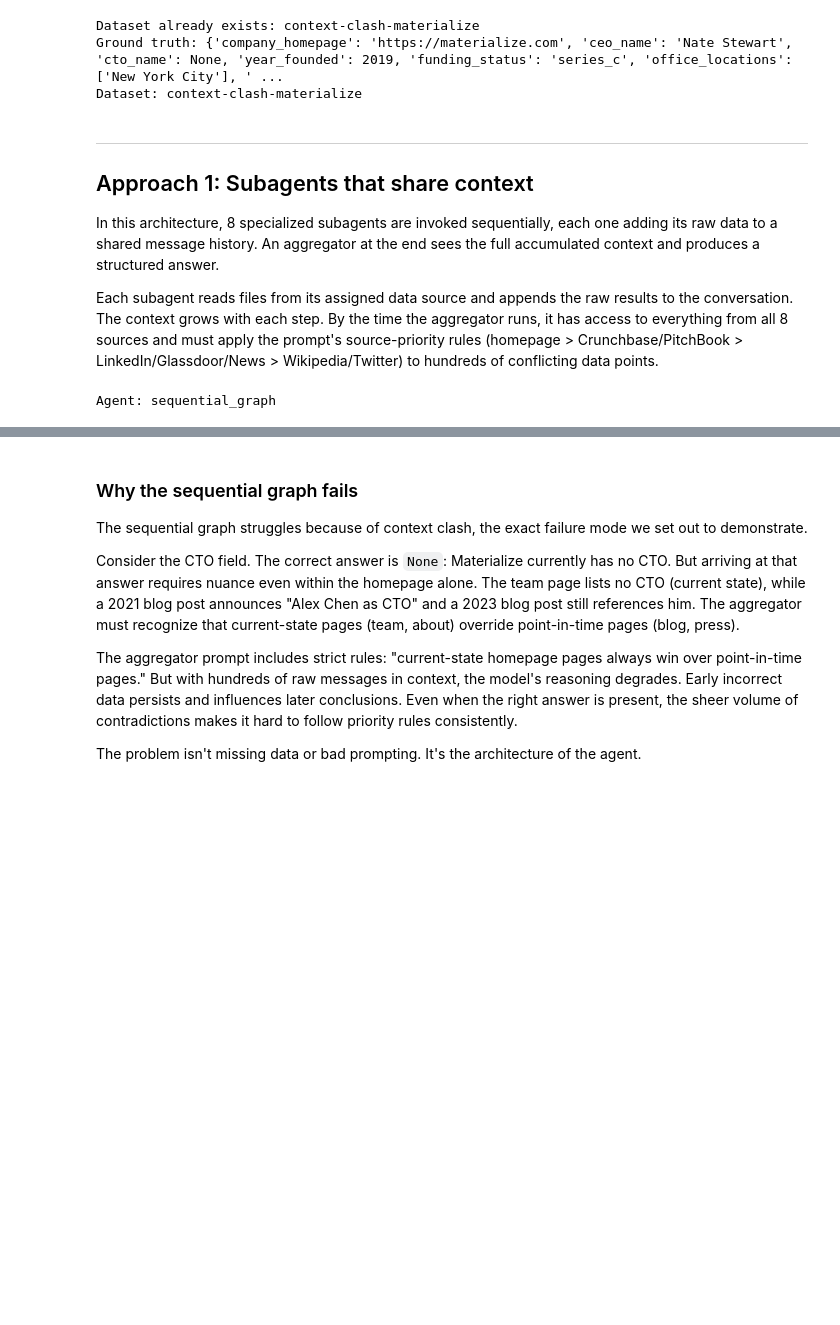
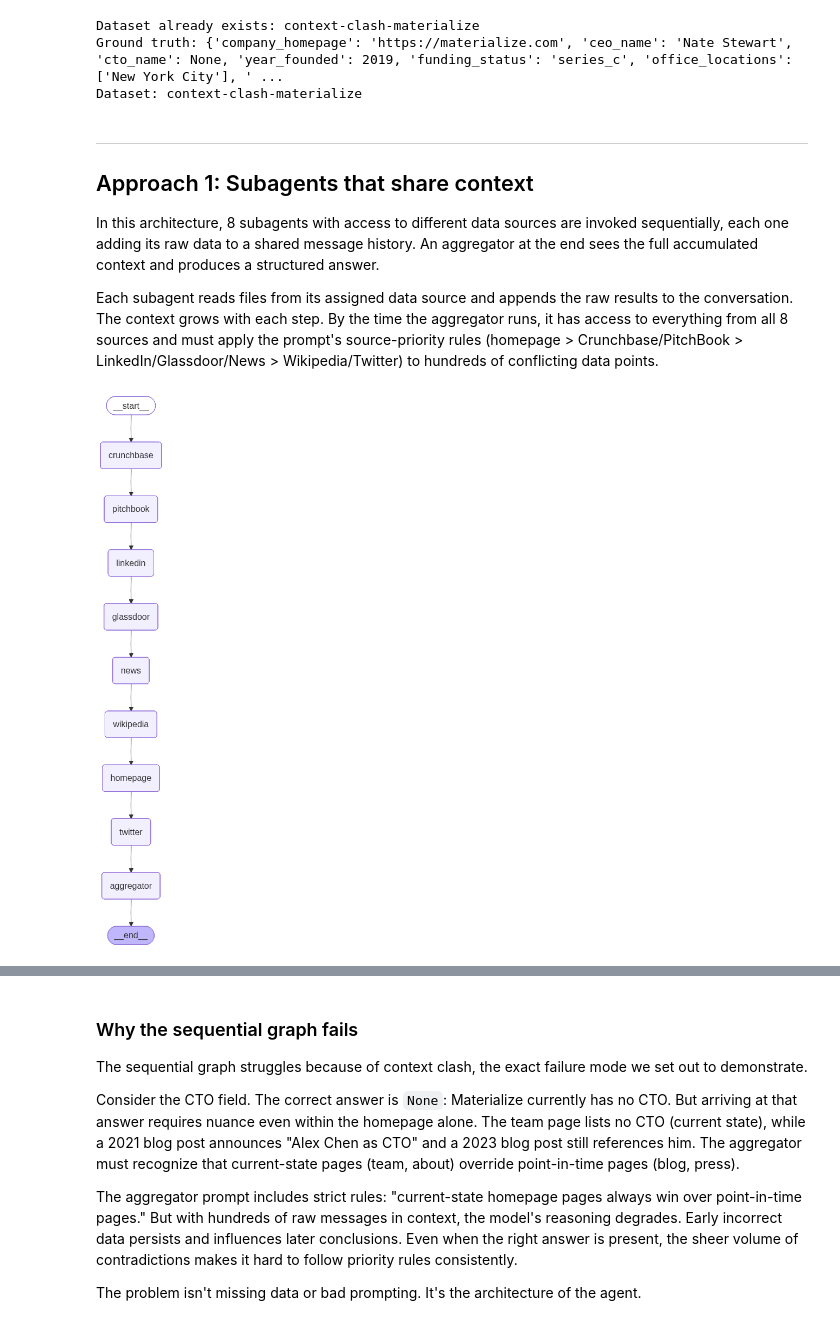
Before and after one commit to langchain-samples/context-failure-evals, a Jupyter notebook: notebooks/context_clash.ipynb, the cells around one changed output, grey strips where cells are left out. Cells and saved outputs as stored; diff of their text form; code cells hidden in the pictures; blank space fills up the shorter version.

Commit message:
Improve context clash notebook content

```diff
--- a/notebooks/context_clash.ipynb
+++ b/notebooks/context_clash.ipynb
@@ -55,44 +68,45 @@ Dataset: context-clash-materialize
 
 ## Approach 1: Subagents that share context
 
-In this architecture, 8 specialized subagents are invoked sequentially, each one adding its raw data to a shared message history. An aggregator at the end sees the full accumulated context and produces a structured answer.
+In this architecture, 8 subagents with access to different data sources are invoked sequentially, each one adding its raw data to a shared message history. An aggregator at the end sees the full accumulated context and produces a structured answer.
 
 Each subagent reads files from its assigned data source and appends the raw results to the conversation. The context grows with each step. By the time the aggregator runs, it has access to everything from all 8 sources and must apply the prompt's source-priority rules (homepage > Crunchbase/PitchBook > LinkedIn/Glassdoor/News > Wikipedia/Twitter) to hundreds of conflicting data points.
 # %%
+from IPython.display import Image, display
 from langgraph.graph import END, START, StateGraph
 from context_clash.sequential_graph import ResearchState, aggregator_node
 from context_clash.sequential_graph import homepage_node, crunchbase_node, pitchbook_node, linkedin_node
 from context_clash.sequential_graph import glassdoor_node, news_node, wikipedia_node, twitter_node
 
 builder = StateGraph(ResearchState)
 
 builder.add_node("homepage", homepage_node)
 builder.add_node("crunchbase", crunchbase_node)
 builder.add_node("pitchbook", pitchbook_node)
 builder.add_node("linkedin", linkedin_node)
 builder.add_node("glassdoor", glassdoor_node)
 builder.add_node("news", news_node)
 builder.add_node("wikipedia", wikipedia_node)
 builder.add_node("twitter", twitter_node)
 builder.add_node("aggregator", aggregator_node)
 
 builder.add_edge(START, "crunchbase")
 builder.add_edge("crunchbase", "pitchbook")
 builder.add_edge("pitchbook", "linkedin")
 builder.add_edge("linkedin", "glassdoor")
 builder.add_edge("glassdoor", "news")
 builder.add_edge("news", "wikipedia")
 builder.add_edge("wikipedia", "homepage")
 builder.add_edge("homepage", "twitter")
 builder.add_edge("twitter", "aggregator")
 builder.add_edge("aggregator", END)
 
 sequential_agent = builder.compile()
 sequential_agent.name = "sequential_graph"
 
-print(f"Agent: {sequential_agent.name}")
+display(Image(sequential_agent.get_graph().draw_mermaid_png()))
 # %% [output]
-Agent: sequential_graph
+[figure, added]
 # %%
 print(f"Running evaluation with 5 repetitions...")
 
```
Also changed, not shown: parts of 6 cells of this notebook, 3 other files.
